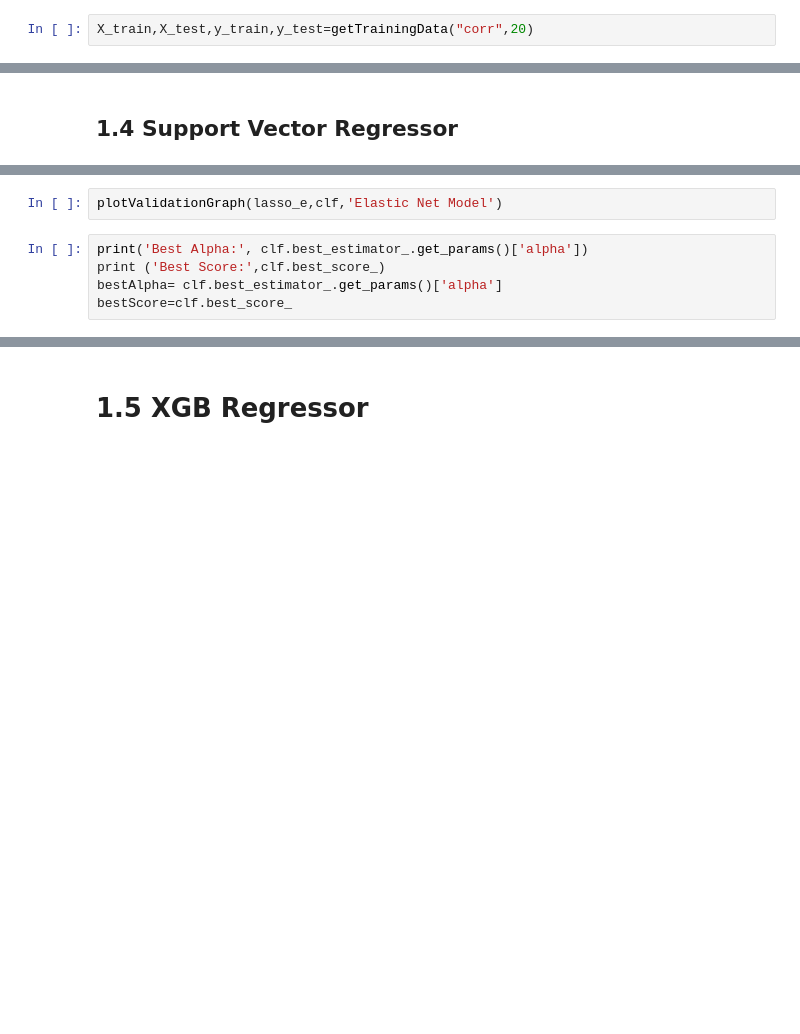
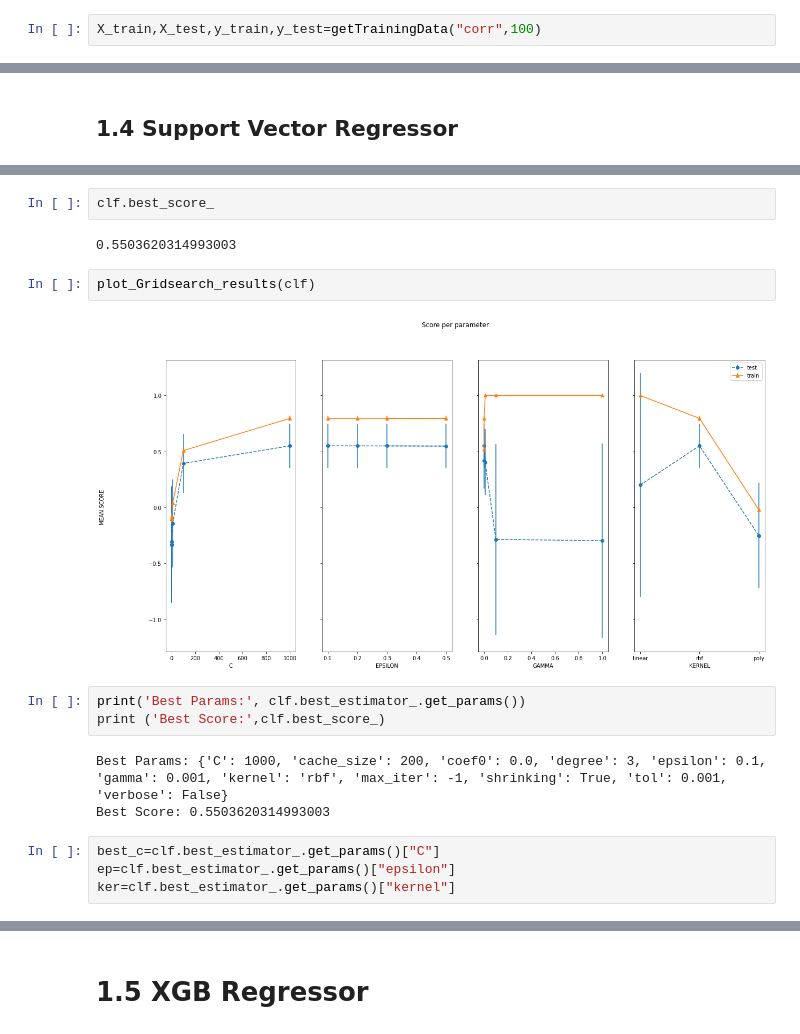
Before and after one commit to amodi01/airbnbpriceprediction, a Jupyter notebook: models/Model_Linear_Regression.ipynb, the cells around one changed output, grey strips where cells are left out. Drawn from its saved outputs; the diff is of its cells as text; blank space fills up the shorter version.

```diff
--- a/models/Model_Linear_Regression.ipynb
+++ b/models/Model_Linear_Regression.ipynb
@@ -146,7 +205,7 @@ def getPredictionsGraph(y_te,predictions):
 # %% [markdown]
 # 1.   Regression Models With Removal  Corelated Features
 # %%
-X_train,X_test,y_train,y_test=getTrainingData("corr",20)
+X_train,X_test,y_train,y_test=getTrainingData("corr",100)
 # %% [markdown]
 ##  1. 1 Ridge Regression
 # %%
@@ -309,9 +369,20 @@ KeyboardInterrupt:
-# %%
-plotValidationGraph(lasso_e,clf,'Elastic Net Model')
+# %%
+clf.best_score_
+# %% [output]
+0.5503620314993003
+# %%
+plot_Gridsearch_results(clf)
+# %% [output]
+[figure, added]
 # %%
-print('Best Alpha:', clf.best_estimator_.get_params()['alpha'])
+print('Best Params:', clf.best_estimator_.get_params())
 print ('Best Score:',clf.best_score_)
-bestAlpha= clf.best_estimator_.get_params()['alpha']
-bestScore=clf.best_score_
+# %% [output]
+Best Params: {'C': 1000, 'cache_size': 200, 'coef0': 0.0, 'degree': 3, 'epsilon': 0.1, 'gamma': 0.001, 'kernel': 'rbf', 'max_iter': -1, 'shrinking': True, 'tol': 0.001, 'verbose': False}
+Best Score: 0.5503620314993003
+# %%
+best_c=clf.best_estimator_.get_params()["C"]
+ep=clf.best_estimator_.get_params()["epsilon"]
+ker=clf.best_estimator_.get_params()["kernel"]
 # %%
 %%time
```
Also changed, not shown: parts of 14 cells of this notebook, 5 other files.
